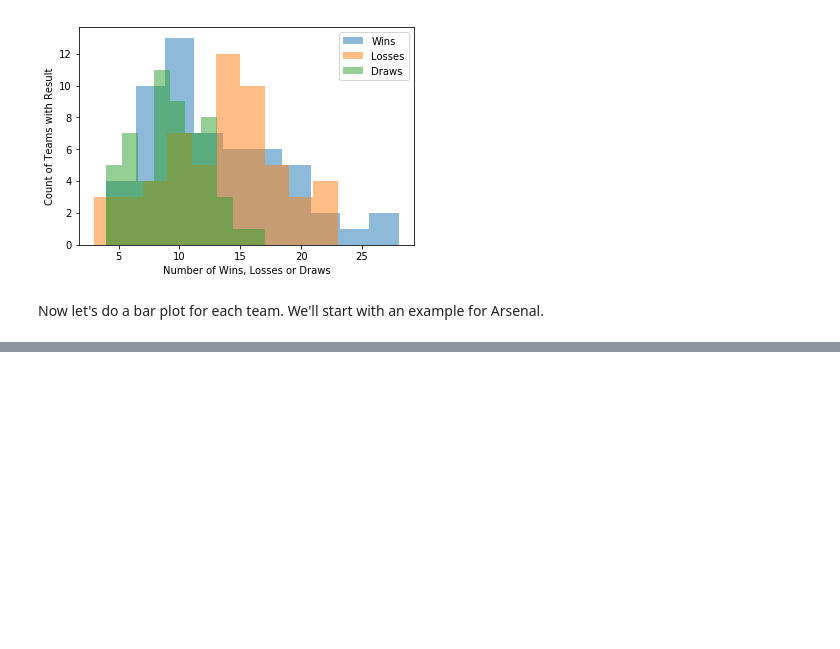
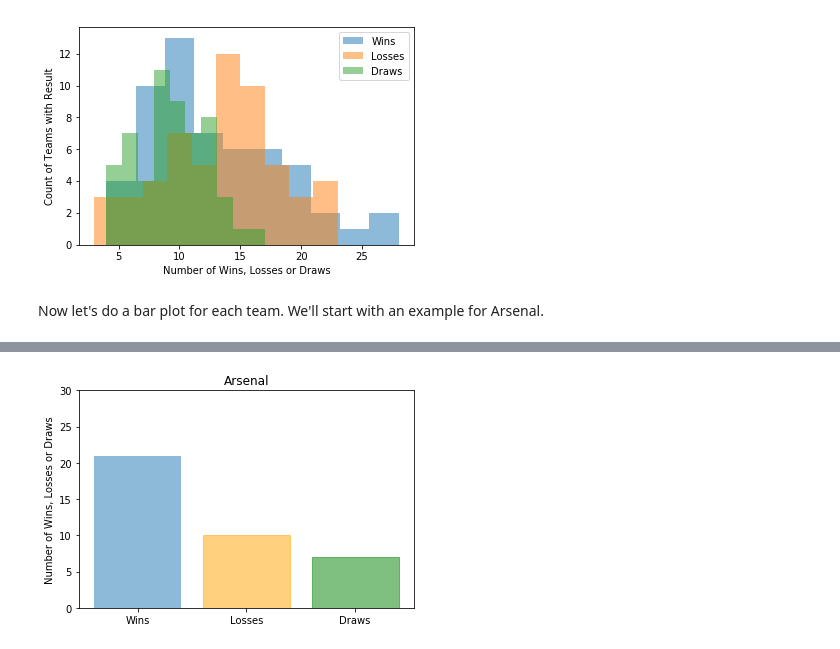
Before and after one commit to seancarverphd/soccer-project-2, a Jupyter notebook: SoccerNotebook.ipynb, the cells around one changed output, grey strips where cells are left out. Drawn from its saved outputs; the diff is of its cells as text; code cells hidden in the pictures; blank space fills up the shorter version.

Commit message:
Got Team Bar Plots Created.

```diff
--- a/SoccerNotebook.ipynb
+++ b/SoccerNotebook.ipynb
@@ -424,0 +445,20 @@ Now let's do a bar plot for each team.  We'll start with an example for Arsenal.
+# %%
+team = 1 # Arsenal
+barlist = plt.bar(np.arange(3),
+        [WinLoss.TotalWins.iloc[team], WinLoss.TotalLosses.iloc[team], WinLoss.TotalDraws.iloc[team]],
+        alpha = 0.5)
+plt.title(WinLoss.index[team])
+plt.ylim((0,30))
+plt.xticks(np.arange(3),['Wins','Losses','Draws'])
+plt.ylabel("Number of Wins, Losses or Draws")
+barlist[1].set_color('orange')
+barlist[2].set_color('green')
+buf = io.BytesIO()
+plt.savefig(buf, format='png')
+buf.seek(0)
+im = Image.open(buf)
+im.show()
+buf.close()
+pass
+# %% [output]
+[figure, added]
```
Also changed, not shown: parts of 3 cells of this notebook.
